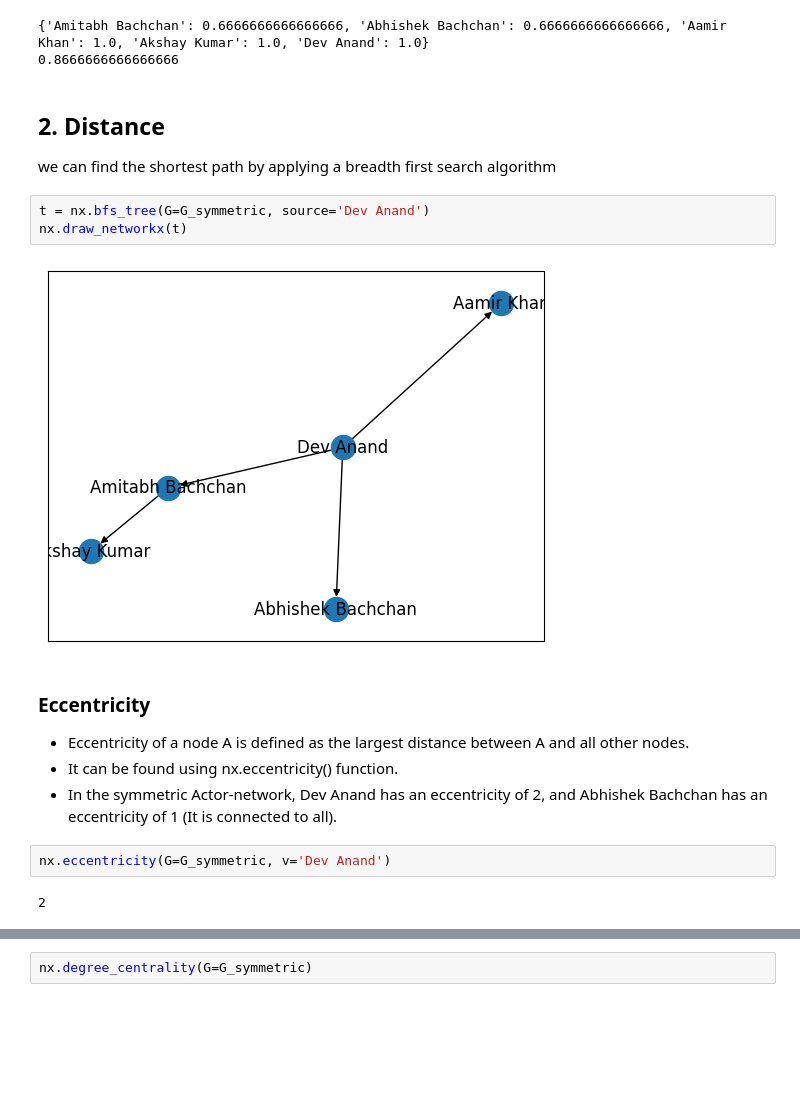
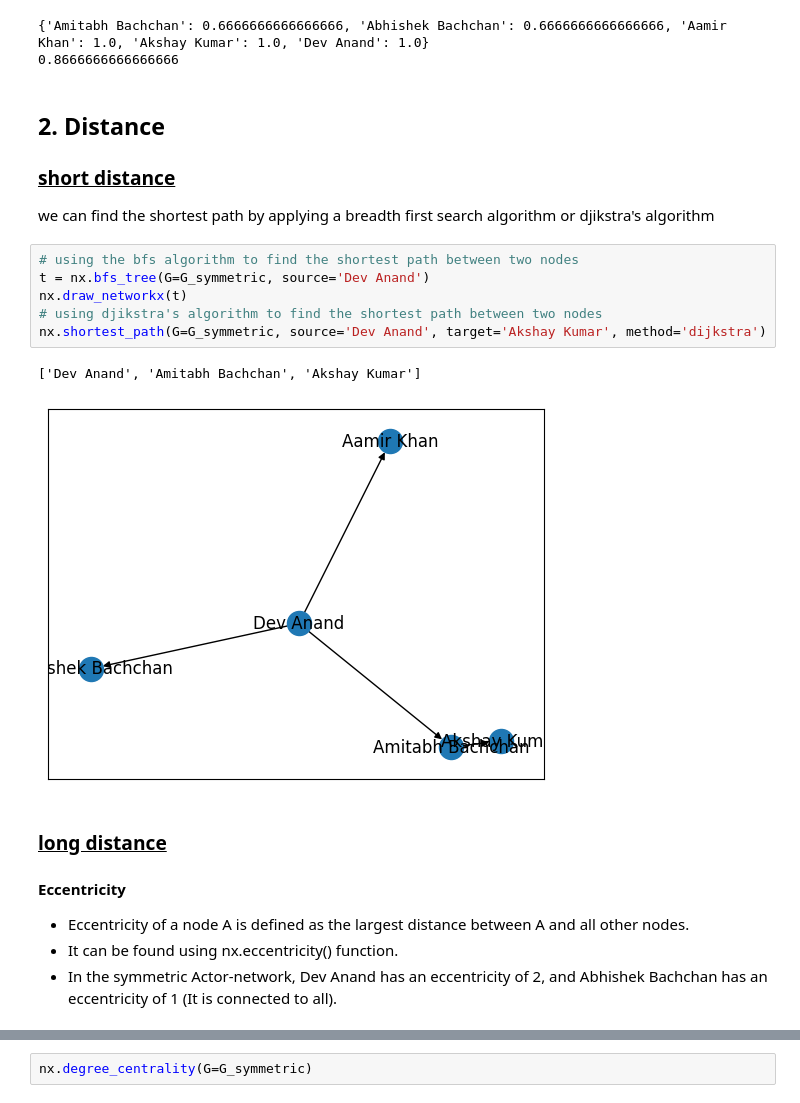
Before and after one commit to lordskyzw/thesocialnetwork, a Jupyter notebook: lab/firstNotebook.ipynb, the cells around one changed output, grey strips where cells are left out. Drawn from its saved outputs; the diff is of its cells as text; blank space fills up the shorter version.

```diff
--- a/lab/firstNotebook.ipynb
+++ b/lab/firstNotebook.ipynb
@@ -87,19 +87,22 @@ print(nx.average_clustering(G=G_symmetric))
 0.8666666666666666
 # %% [markdown]
 ## 2. Distance
-we can find the shortest path by applying a breadth first search algorithm
+
+### <ins>short distance</ins>
+we can find the shortest path by applying a breadth first search algorithm or djikstra's algorithm
-# %%
-t = nx.bfs_tree(G=G_symmetric, source='Dev Anand')
-nx.draw_networkx(t)
-# %% [output]
-[figure, removed]
+# %%
+# using the bfs algorithm to find the shortest path between two nodes
+t = nx.bfs_tree(G=G_symmetric, source='Dev Anand')
+nx.draw_networkx(t)
+# using djikstra's algorithm to find the shortest path between two nodes
+nx.shortest_path(G=G_symmetric, source='Dev Anand', target='Akshay Kumar', method='dijkstra')
+# %% [output]
+['Dev Anand', 'Amitabh Bachchan', 'Akshay Kumar']
+[figure, added]
 # %% [markdown]
-### Eccentricity
+### <ins>long distance</ins>
+#### Eccentricity
 
 - Eccentricity of a node A is defined as the largest distance between A and all other nodes.
 - It can be found using nx.eccentricity() function.
 - In the symmetric Actor-network, Dev Anand has an eccentricity of 2, and Abhishek Bachchan has an eccentricity of 1 (It is connected to all).
-# %%
-nx.eccentricity(G=G_symmetric, v='Dev Anand')
-# %% [output]
-2
```
Also changed, not shown: parts of 11 cells of this notebook, 3 other files.
